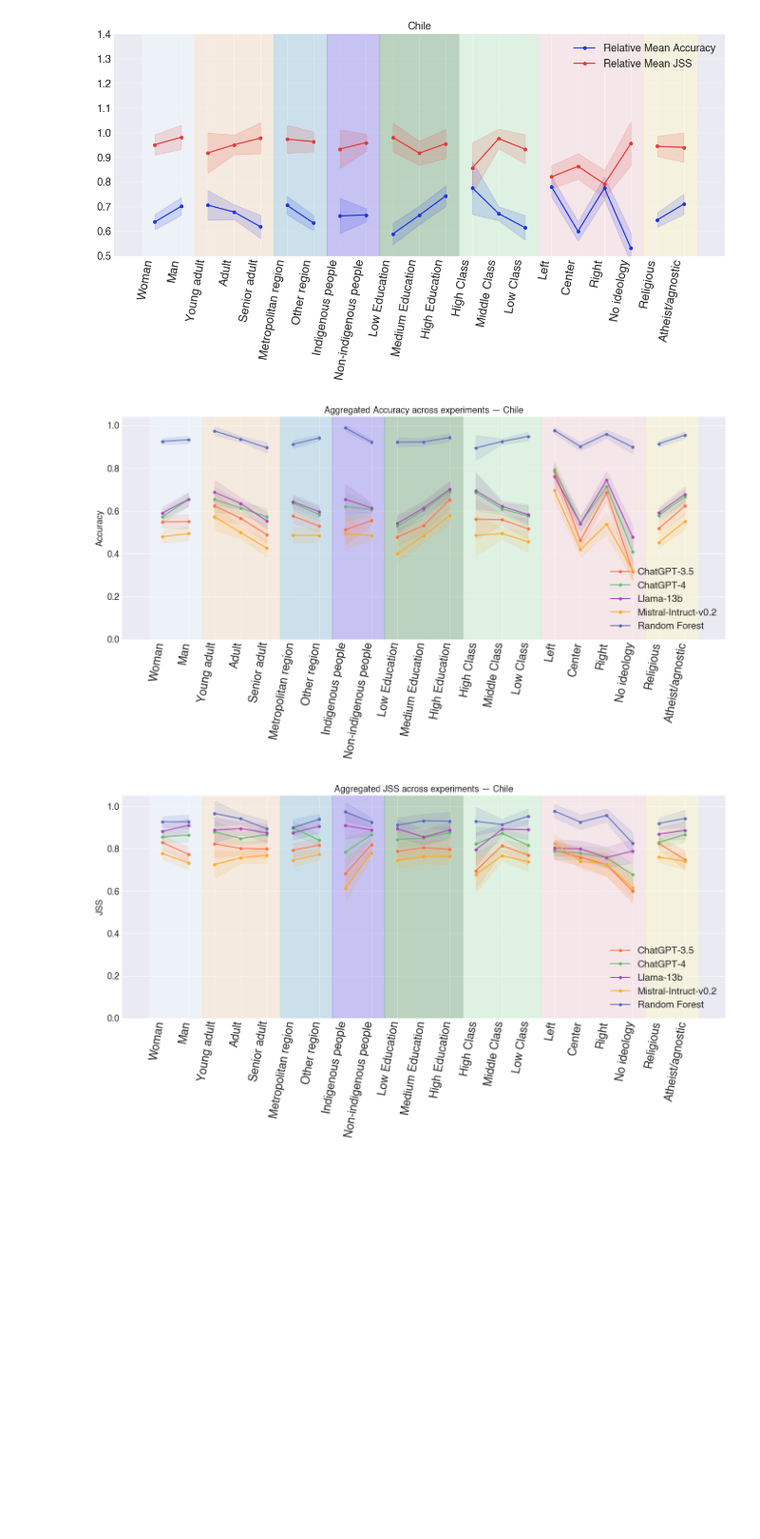
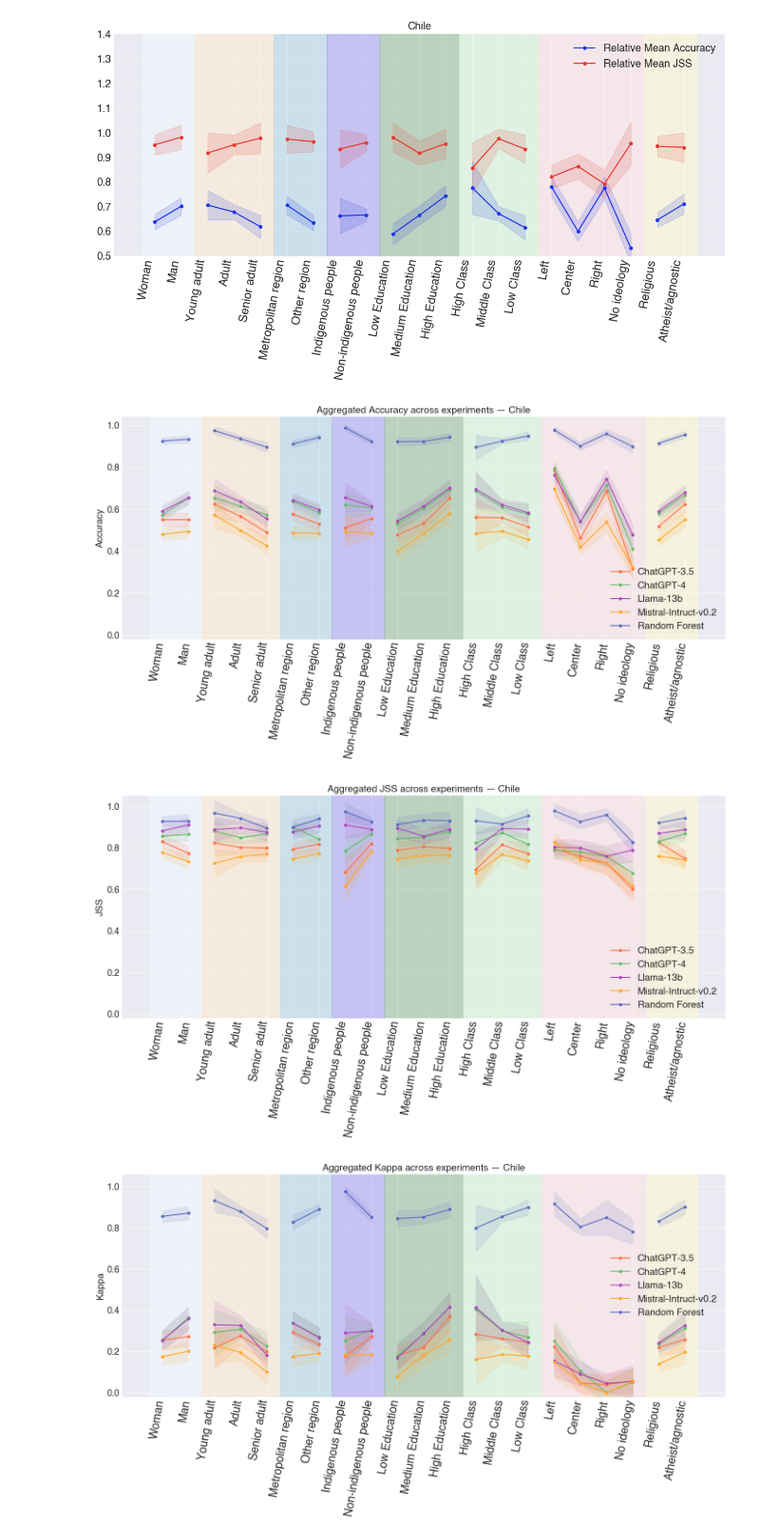
Before and after one commit to aabeliuk/fair-llm-surveys, a Jupyter notebook: Results_Analysis/Notebooks/final_plots_Chile.ipynb, the cells around one changed output. Shown at 95% size. Saved outputs shown, nothing was run; the diff lists cells and outputs as text; code cells hidden in the pictures; blank space fills up the shorter version.

Commit message:
updated plots

```diff
--- a/Results_Analysis/Notebooks/final_plots_Chile.ipynb
+++ b/Results_Analysis/Notebooks/final_plots_Chile.ipynb
@@ -454,7 +489,7 @@ plt.show()
 # Compute ratio Llama / RF with Delta Method CIs
 ratio_df = agg_llama[["Group"]].copy()
 
-for metric in ["Accuracy", "JSS"]:
+for metric in ["Accuracy", "JSS", "Kappa"]:
     ci_lo = f"{metric}_CI_lower"
     ci_hi = f"{metric}_CI_upper"
 
@@ -521,7 +556,8 @@ data = data.reset_index(drop=True)
 
 # Plot each metric
 metric_colors = {"Accuracy": "#1e35e5", "JSS":  "#e53935"}
-legend_names = {"Accuracy": "Relative Mean Accuracy", "JSS": "Relative Mean JSS"}
+# metric_colors = {"Accuracy": "#1e35e5", "JSS":  "#e53935", "Kappa": "#43a047"}
+legend_names = {"Accuracy": "Relative Mean Accuracy", "JSS": "Relative Mean JSS", "Kappa": "Relative Mean Kappa"}
 for metric, color in metric_colors.items():
     ci_lo = f"{metric}_CI_lower"
     ci_hi = f"{metric}_CI_upper"
@@ -565,7 +601,7 @@ all_agg_models = [
 grupos = {
     "Sexo": (0, 1), "Edad": (2, 4), "Región": (5, 6),
     "Pueblo originario": (7, 8), "Escolaridad": (9, 11),
-    "GSE": (12, 14), "Ideología": (15, 18), "Religion": (19, 20),
+    "GSE": (12, 14), "      ": (15, 18), "Religion": (19, 20),
 }
 colores_bg = {
     "Sexo": "#f0f8ff", "Edad": "#ffebcd", "Región": "#add8e6",
@@ -574,7 +610,7 @@ colores_bg = {
 }
 exclude_groups = ["None (indigenous)", "None (education)", "No religion response", "Total"]
 
-for metric in ["Accuracy", "JSS"]:
+for metric in ["Accuracy", "JSS", "Kappa"]:
     fig, ax = plt.subplots(figsize=(14, 8))
     plt.style.use('https://github.com/dhaitz/matplotlib-stylesheets/raw/master/pacoty.mplstyle')
 
@@ -590,35 +626,38 @@ for metric in ["Accuracy", "JSS"]:
         data = data.reset_index(drop=True)
         has_ci = ci_lo_col in data.columns and ci_hi_col in data.columns
         color = modelos_colores[model_name]
         for grupo, (inicio, fin) in grupos.items():
             x = list(range(inicio, fin + 1))
             y = data[metric].iloc[inicio:fin + 1].astype(float)
             ax.plot(x, y, '-o', label=model_name if grupo == "Sexo" else "",
                     color=color, markersize=4)
             if has_ci:
                 y_lo = data[ci_lo_col].iloc[inicio:fin + 1].astype(float)
                 y_hi = data[ci_hi_col].iloc[inicio:fin + 1].astype(float)
                 ax.fill_between(x, y_lo, y_hi, color=color, alpha=0.12)
 
     ref_data = all_agg_models[0][0].copy()
     ref_data = ref_data[~ref_data['Group'].isin(exclude_groups)]
     ref_data = ref_data.reset_index(drop=True)
 
-    ax.set_ylim(bottom = 0.0)
+    ax.set_ylim(bottom = -0.02)
     ax.set_xticks(range(len(ref_data["Group"])))
     ax.set_xticklabels(ref_data["Group"], rotation=80, ha='right', fontsize=18)
     ax.legend(loc='lower right', fontsize=15)
-    ax.set_title(f"Aggregated {metric} across experiments — Chile",  fontsize=14)
-    ax.set_ylabel(metric,  fontsize=14)
+    if metric == "Kappa":
+        ax.legend(loc='center right', fontsize=15)
+    ax.set_title(f"Aggregated {metric} across experiments — Chile",  fontsize=15)
+    ax.set_ylabel(metric,  fontsize=15)
     plt.yticks(fontsize=14)
 
     for label in ax.get_xticklabels():
         offset = ScaledTranslation(5/72, 0, fig.dpi_scale_trans)
         label.set_transform(label.get_transform() + offset)
 
     plt.tight_layout()
     fig.savefig(f"mean_{metric}_chile.pdf", bbox_inches='tight')
     plt.show()
 # %% [output]
-[figure, old version]
+[figure, new version]
-[figure, old version]
+[figure, new version]
+[figure, added]
```
Also changed, not shown: parts of 3 cells of this notebook, 4 other files.
